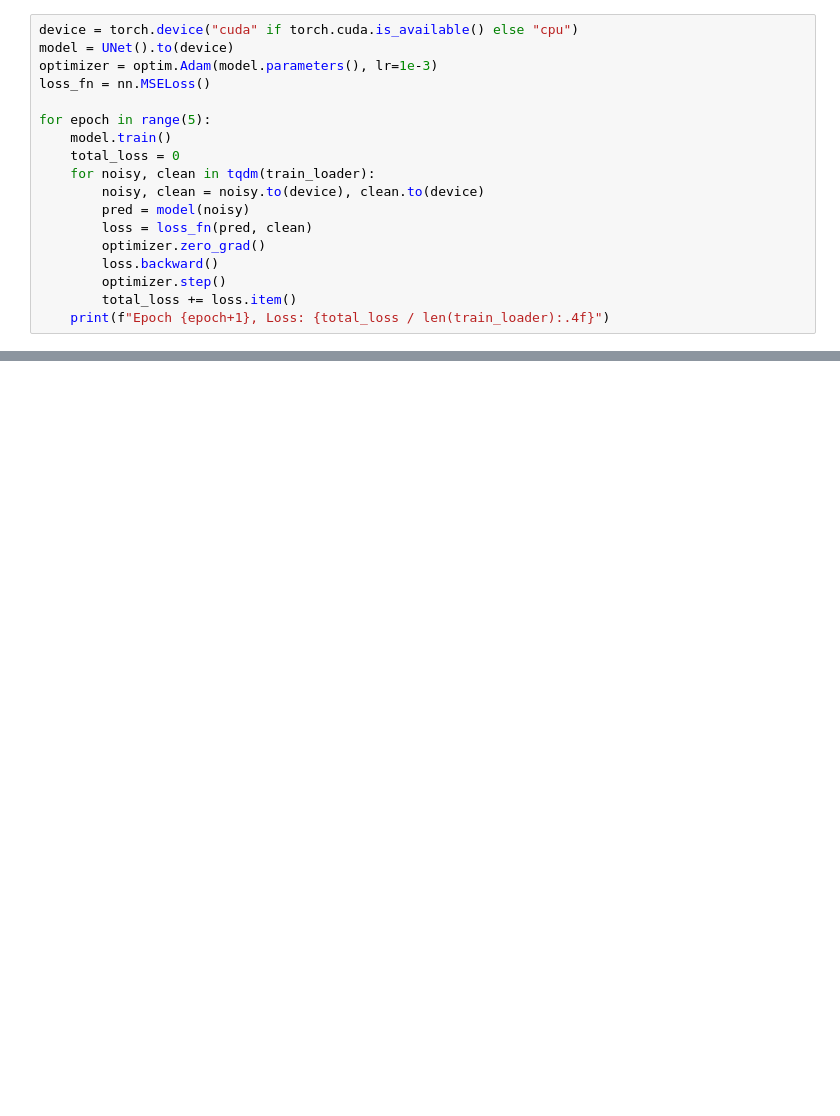
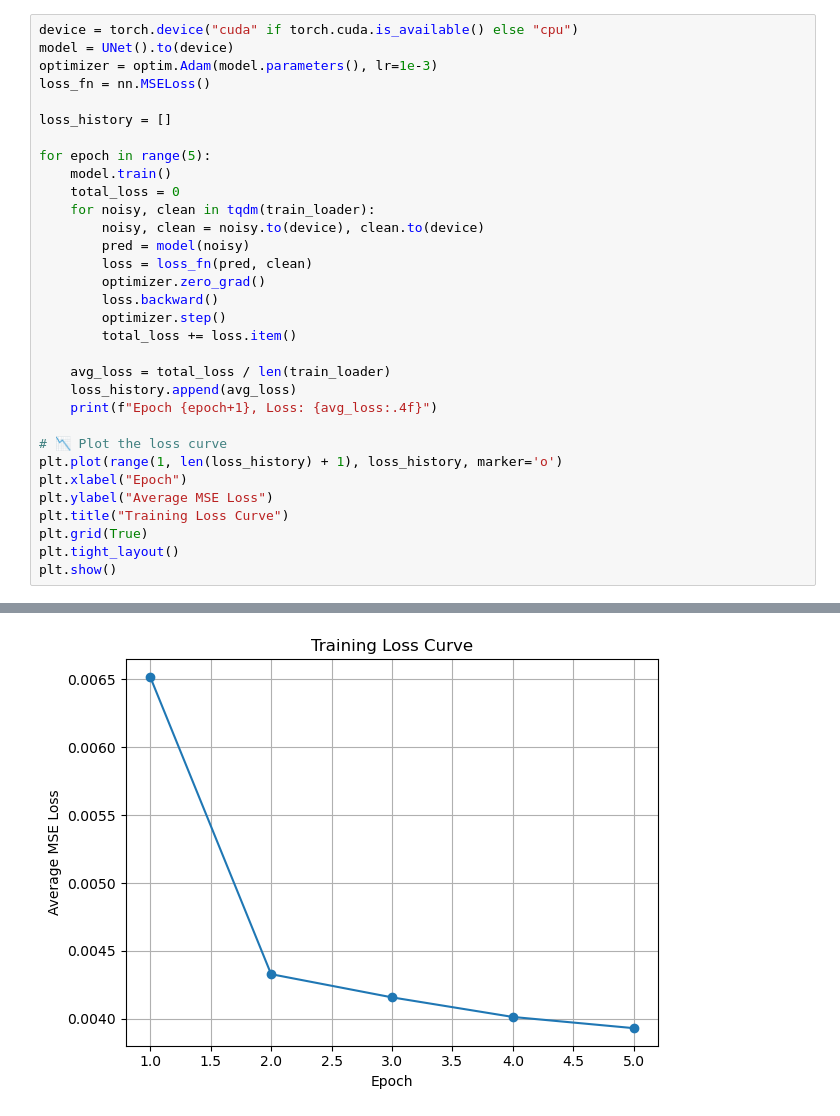
Before and after one commit to noah-silverberg/Learn-Pytorch, a Jupyter notebook: unet.ipynb, the cells around one changed output, grey strips where cells are left out. Drawn from its saved outputs; the diff is of its cells as text; blank space fills up the shorter version.

```diff
--- a/unet.ipynb
+++ b/unet.ipynb
@@ -78,6 +103,8 @@ device = torch.device("cuda" if torch.cuda.is_available() else "cpu")
 model = UNet().to(device)
 optimizer = optim.Adam(model.parameters(), lr=1e-3)
 loss_fn = nn.MSELoss()
+
+loss_history = []
 
 for epoch in range(5):
     model.train()
@@ -90,5 +117,17 @@ for epoch in range(5):
         loss.backward()
         optimizer.step()
         total_loss += loss.item()
-    print(f"Epoch {epoch+1}, Loss: {total_loss / len(train_loader):.4f}")
+
+    avg_loss = total_loss / len(train_loader)
+    loss_history.append(avg_loss)
+    print(f"Epoch {epoch+1}, Loss: {avg_loss:.4f}")
+
+# 📉 Plot the loss curve
+plt.plot(range(1, len(loss_history) + 1), loss_history, marker='o')
+plt.xlabel("Epoch")
+plt.ylabel("Average MSE Loss")
+plt.title("Training Loss Curve")
+plt.grid(True)
+plt.tight_layout()
+plt.show()
 # %% [output]
@@ -100 +139,2 @@ Epoch 5, Loss: 0.0081
+[figure, added]
 # %%
```
Also changed, not shown: parts of 5 cells of this notebook, 1 other file.
